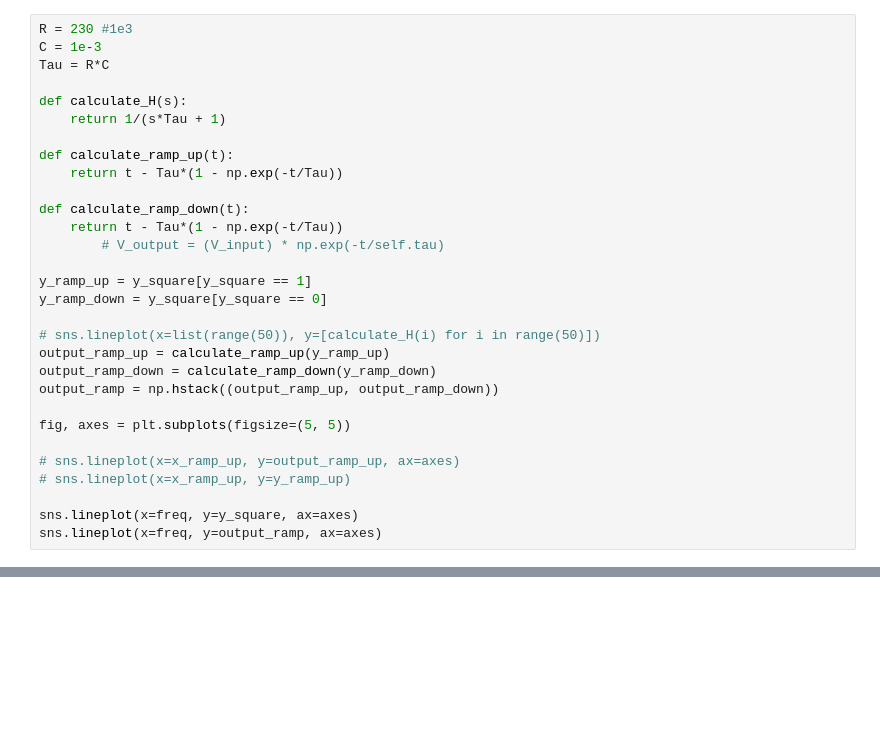
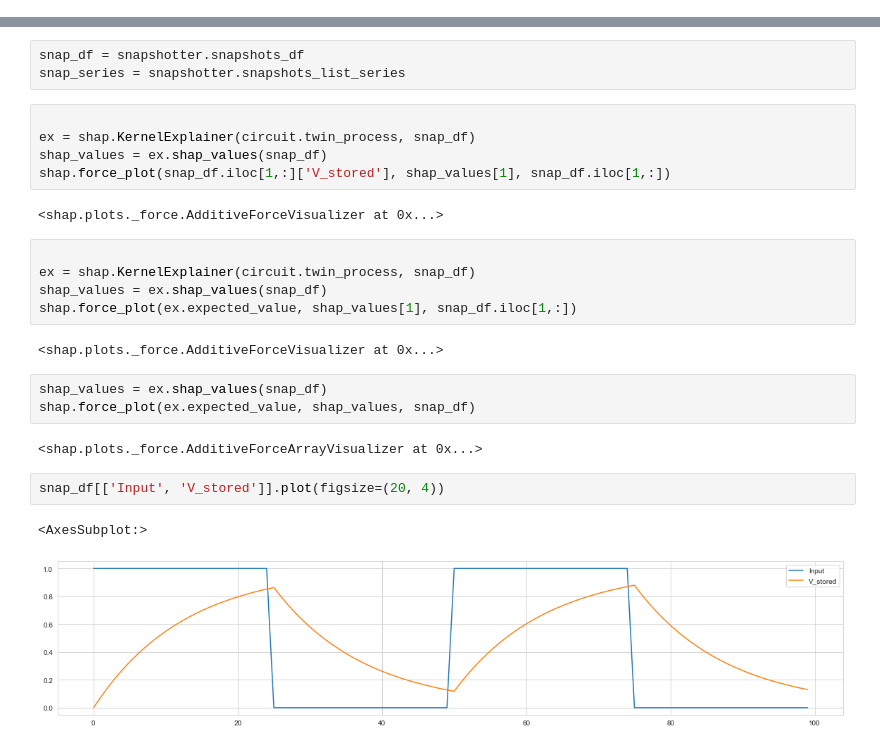
Before and after one commit to dougsgrott/data-science-studies, a Jupyter notebook: shap_applied_to_systems/electric_circuit.ipynb, the cells around one changed output, grey strips where cells are left out. Drawn from its saved outputs; the diff is of its cells as text; blank space fills up the shorter version.

Commit message:
Updating notebook with SHAP results

```diff
--- a/shap_applied_to_systems/electric_circuit.ipynb
+++ b/shap_applied_to_systems/electric_circuit.ipynb
@@ -122,30 +29,0 @@ class CircuitTwin():
-# %%
-R = 230 #1e3
-C = 1e-3
-Tau = R*C
-
-def calculate_H(s):
-    return 1/(s*Tau + 1)
-
-def calculate_ramp_up(t):
-    return t - Tau*(1 - np.exp(-t/Tau))
-
-def calculate_ramp_down(t):
-    return t - Tau*(1 - np.exp(-t/Tau))
-        # V_output = (V_input) * np.exp(-t/self.tau)
-
-y_ramp_up = y_square[y_square == 1]
-y_ramp_down = y_square[y_square == 0]
-
-# sns.lineplot(x=list(range(50)), y=[calculate_H(i) for i in range(50)])
-output_ramp_up = calculate_ramp_up(y_ramp_up)
-output_ramp_down = calculate_ramp_down(y_ramp_down)
-output_ramp = np.hstack((output_ramp_up, output_ramp_down))
-
-fig, axes = plt.subplots(figsize=(5, 5))
-
-# sns.lineplot(x=x_ramp_up, y=output_ramp_up, ax=axes)
-# sns.lineplot(x=x_ramp_up, y=y_ramp_up)
-
-sns.lineplot(x=freq, y=y_square, ax=axes)
-sns.lineplot(x=freq, y=output_ramp, ax=axes)
@@ -158,0 +192,27 @@ output_ramp.shape
+# %%
+snap_df = snapshotter.snapshots_df
+snap_series = snapshotter.snapshots_list_series
+# %%
+
+ex = shap.KernelExplainer(circuit.twin_process, snap_df)
+shap_values = ex.shap_values(snap_df)
+shap.force_plot(snap_df.iloc[1,:]['V_stored'], shap_values[1], snap_df.iloc[1,:])
+# %% [output]
+<shap.plots._force.AdditiveForceVisualizer at 0x...>
+# %%
+
+ex = shap.KernelExplainer(circuit.twin_process, snap_df)
+shap_values = ex.shap_values(snap_df)
+shap.force_plot(ex.expected_value, shap_values[1], snap_df.iloc[1,:])
+# %% [output]
+<shap.plots._force.AdditiveForceVisualizer at 0x...>
+# %%
+shap_values = ex.shap_values(snap_df)
+shap.force_plot(ex.expected_value, shap_values, snap_df)
+# %% [output]
+<shap.plots._force.AdditiveForceArrayVisualizer at 0x...>
+# %%
+snap_df[['Input', 'V_stored']].plot(figsize=(20, 4))
+# %% [output]
+<AxesSubplot:>
+[figure, added]
```
Also changed, not shown: parts of 11 cells of this notebook.
